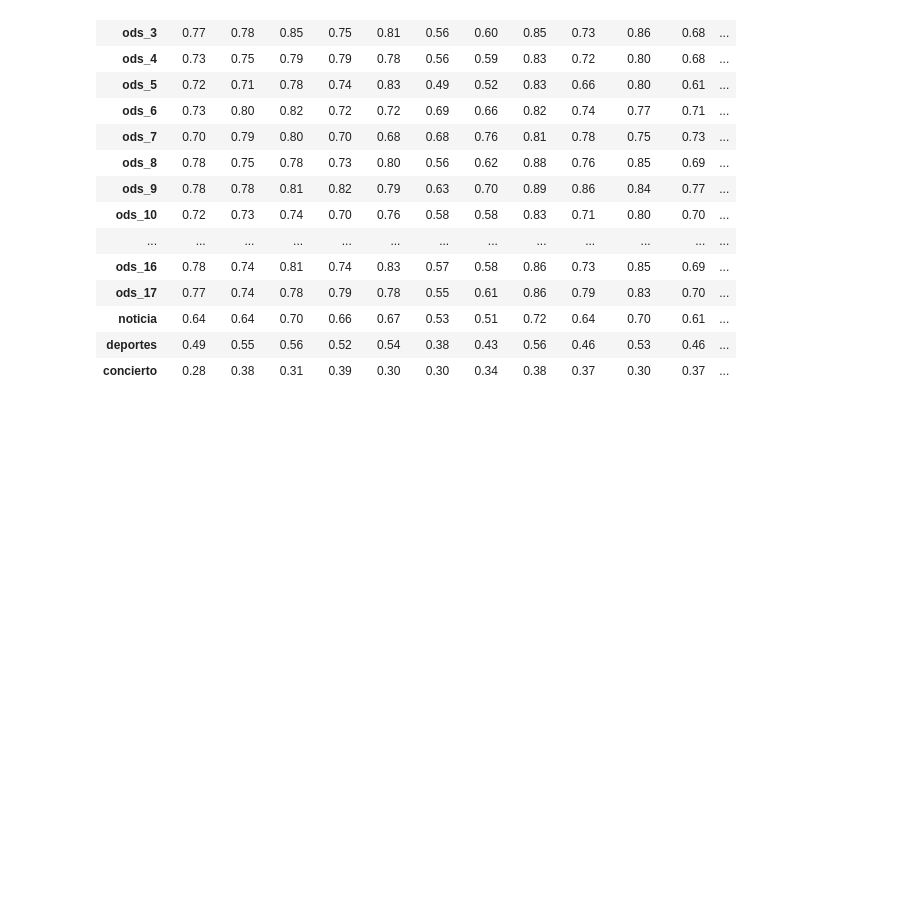
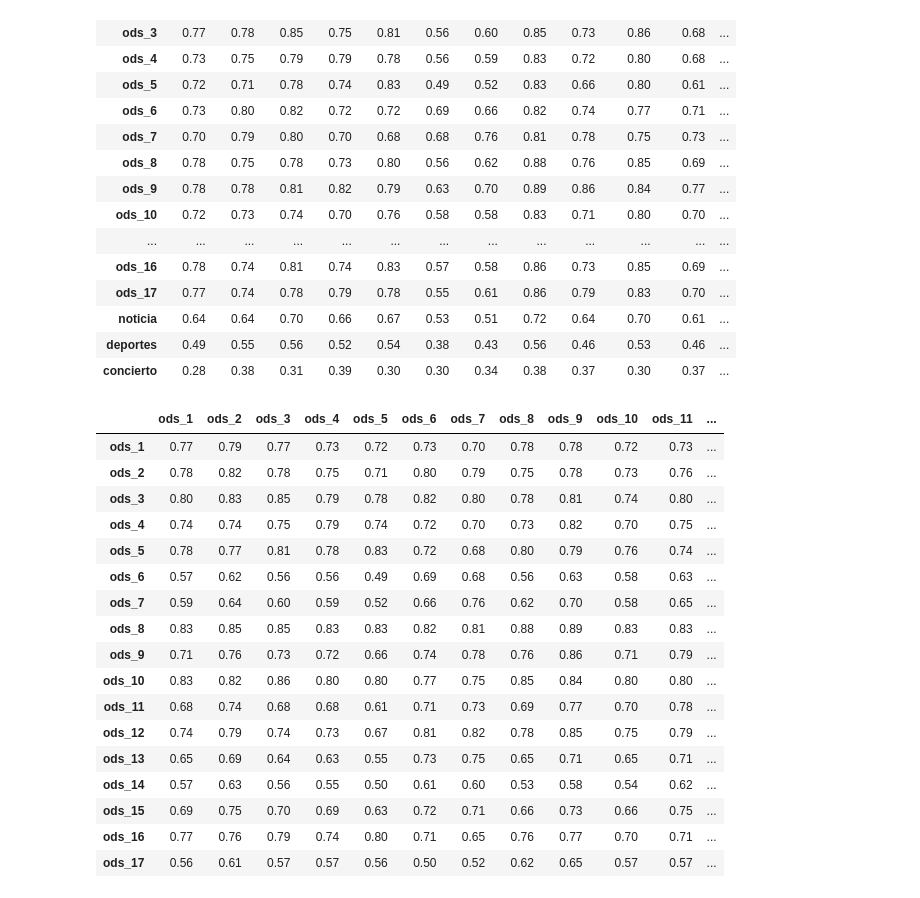
Before and after one commit to michelangelocasablancas/ods, a Jupyter notebook: ipynb/20200714_ods.ipynb, the cells around one changed output. Cells and saved outputs as stored; diff of their text form; code cells hidden in the pictures; blank space fills up the shorter version.

```diff
--- a/ipynb/20200714_ods.ipynb
+++ b/ipynb/20200714_ods.ipynb
@@ -482,3 +482,24 @@ df.drop('text', axis=1)
 # %%
 with open('../doc/table.md', 'w') as f:
     f.write(df.drop('text', axis=1).to_markdown())
+# %%
+df.drop('text', axis=1).T
+# %% [output]
+|  | ods_1 | ods_2 | ods_3 | ods_4 | ods_5 | ods_6 | ods_7 | ods_8 | ods_9 | ods_10 | ods_11 | ... |
+| ods_1 | 0.77 | 0.79 | 0.77 | 0.73 | 0.72 | 0.73 | 0.70 | 0.78 | 0.78 | 0.72 | 0.73 | ... |
+| ods_2 | 0.78 | 0.82 | 0.78 | 0.75 | 0.71 | 0.80 | 0.79 | 0.75 | 0.78 | 0.73 | 0.76 | ... |
+| ods_3 | 0.80 | 0.83 | 0.85 | 0.79 | 0.78 | 0.82 | 0.80 | 0.78 | 0.81 | 0.74 | 0.80 | ... |
+| ods_4 | 0.74 | 0.74 | 0.75 | 0.79 | 0.74 | 0.72 | 0.70 | 0.73 | 0.82 | 0.70 | 0.75 | ... |
+| ods_5 | 0.78 | 0.77 | 0.81 | 0.78 | 0.83 | 0.72 | 0.68 | 0.80 | 0.79 | 0.76 | 0.74 | ... |
+| ods_6 | 0.57 | 0.62 | 0.56 | 0.56 | 0.49 | 0.69 | 0.68 | 0.56 | 0.63 | 0.58 | 0.63 | ... |
+| ods_7 | 0.59 | 0.64 | 0.60 | 0.59 | 0.52 | 0.66 | 0.76 | 0.62 | 0.70 | 0.58 | 0.65 | ... |
+| ods_8 | 0.83 | 0.85 | 0.85 | 0.83 | 0.83 | 0.82 | 0.81 | 0.88 | 0.89 | 0.83 | 0.83 | ... |
+| ods_9 | 0.71 | 0.76 | 0.73 | 0.72 | 0.66 | 0.74 | 0.78 | 0.76 | 0.86 | 0.71 | 0.79 | ... |
+| ods_10 | 0.83 | 0.82 | 0.86 | 0.80 | 0.80 | 0.77 | 0.75 | 0.85 | 0.84 | 0.80 | 0.80 | ... |
+| ods_11 | 0.68 | 0.74 | 0.68 | 0.68 | 0.61 | 0.71 | 0.73 | 0.69 | 0.77 | 0.70 | 0.78 | ... |
+| ods_12 | 0.74 | 0.79 | 0.74 | 0.73 | 0.67 | 0.81 | 0.82 | 0.78 | 0.85 | 0.75 | 0.79 | ... |
+| ods_13 | 0.65 | 0.69 | 0.64 | 0.63 | 0.55 | 0.73 | 0.75 | 0.65 | 0.71 | 0.65 | 0.71 | ... |
+| ods_14 | 0.57 | 0.63 | 0.56 | 0.55 | 0.50 | 0.61 | 0.60 | 0.53 | 0.58 | 0.54 | 0.62 | ... |
+| ods_15 | 0.69 | 0.75 | 0.70 | 0.69 | 0.63 | 0.72 | 0.71 | 0.66 | 0.73 | 0.66 | 0.75 | ... |
+| ods_16 | 0.77 | 0.76 | 0.79 | 0.74 | 0.80 | 0.71 | 0.65 | 0.76 | 0.77 | 0.70 | 0.71 | ... |
+| ods_17 | 0.56 | 0.61 | 0.57 | 0.57 | 0.56 | 0.50 | 0.52 | 0.62 | 0.65 | 0.57 | 0.57 | ... |
```
Also changed, not shown: 1 other file.
